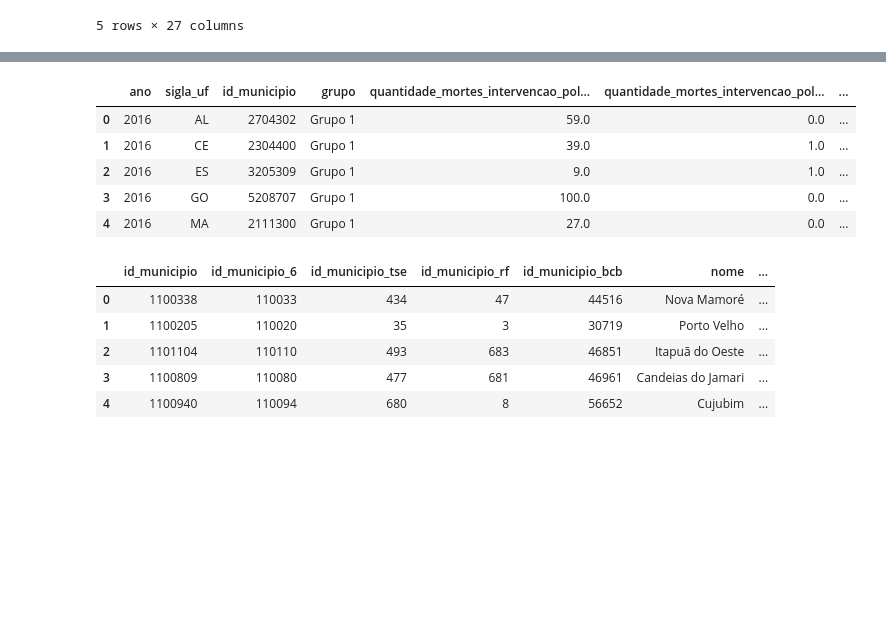
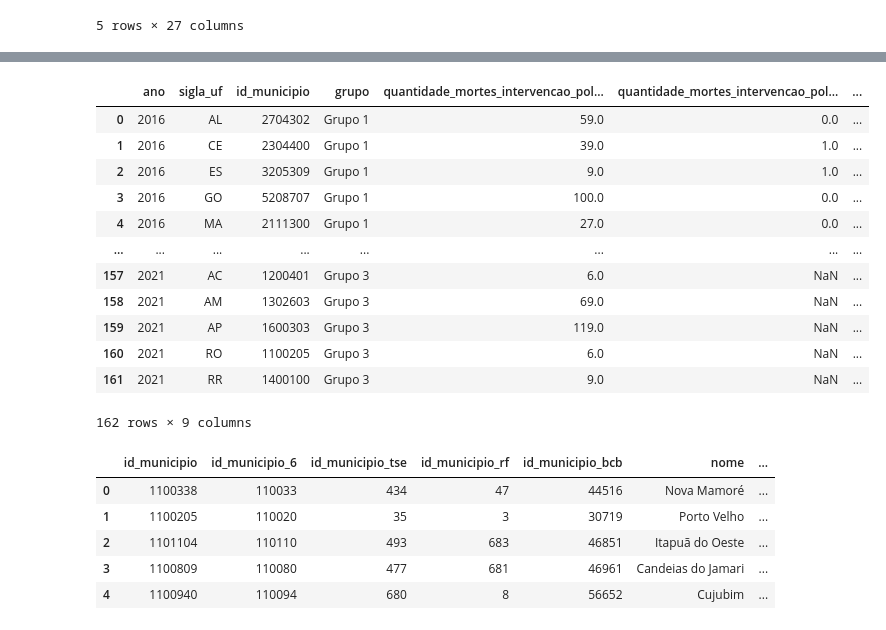
Before and after one commit to ddanieldma/data-visualization, a Jupyter notebook: T3/notebooks/oi.ipynb, the cells around one changed output, grey strips where cells are left out. Saved outputs shown, nothing was run; the diff lists cells and outputs as text; code cells hidden in the pictures; blank space fills up the shorter version.

```diff
--- a/T3/notebooks/oi.ipynb
+++ b/T3/notebooks/oi.ipynb
@@ -85,14 +102,21 @@ Index(['ano', 'sigla_uf', 'id_municipio', 'grupo',
        'quantidade_morte_policiais_militares_fora_de_servico'],
       dtype='object')
 # %%
-df_mortes_interv_policiais.head(5)
+df_mortes_interv_policiais
 # %% [output]
 |  | ano | sigla_uf | id_municipio | grupo | quantidade_mortes_intervencao_pol... | quantidade_mortes_intervencao_pol... | ... |
 | 0 | 2016 | AL | 2704302 | Grupo 1 | 59.0 | 0.0 | ... |
 | 1 | 2016 | CE | 2304400 | Grupo 1 | 39.0 | 1.0 | ... |
 | 2 | 2016 | ES | 3205309 | Grupo 1 | 9.0 | 1.0 | ... |
 | 3 | 2016 | GO | 5208707 | Grupo 1 | 100.0 | 0.0 | ... |
 | 4 | 2016 | MA | 2111300 | Grupo 1 | 27.0 | 0.0 | ... |
+| ... | ... | ... | ... | ... | ... | ... | ... |
+| 157 | 2021 | AC | 1200401 | Grupo 3 | 6.0 | NaN | ... |
+| 158 | 2021 | AM | 1302603 | Grupo 3 | 69.0 | NaN | ... |
+| 159 | 2021 | AP | 1600303 | Grupo 3 | 119.0 | NaN | ... |
+| 160 | 2021 | RO | 1100205 | Grupo 3 | 6.0 | NaN | ... |
+| 161 | 2021 | RR | 1400100 | Grupo 3 | 9.0 | NaN | ... |
+162 rows × 9 columns
 # %%
 df_municipios.head(5)
 # %% [output]
```
Also changed, not shown: parts of 9 cells of this notebook, 3 other files.
